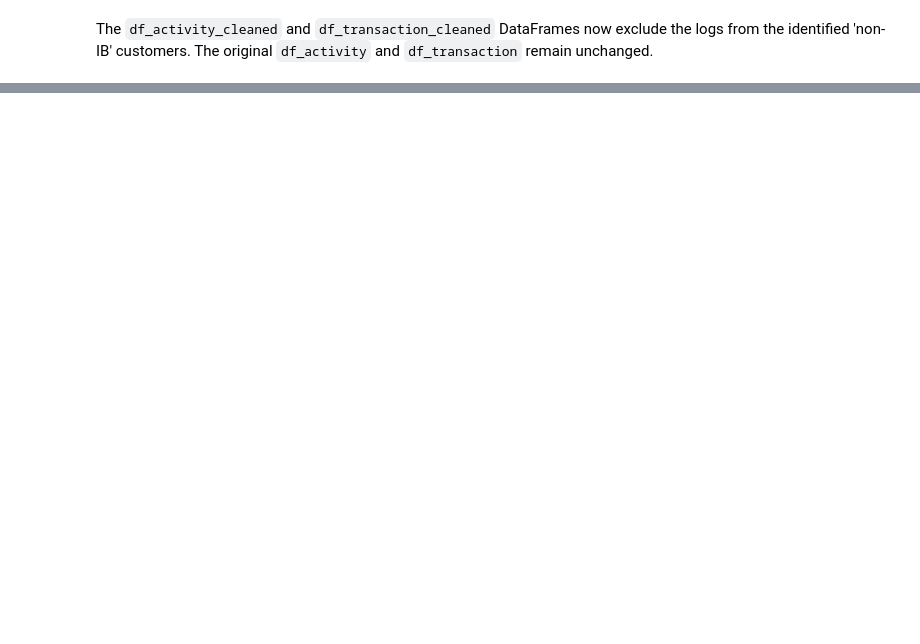
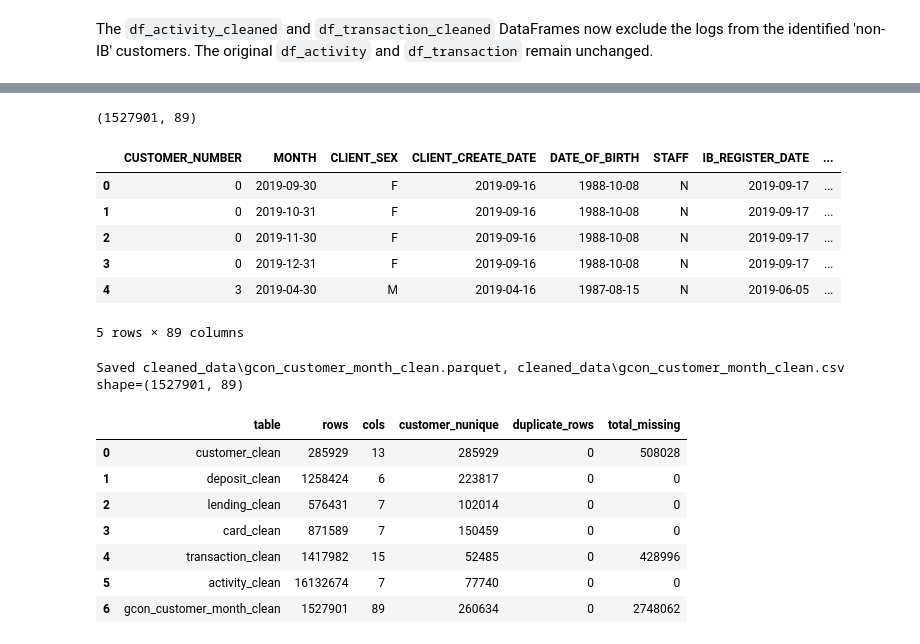
Before and after one commit to tranduclap1/gcon, a Jupyter notebook: clean.ipynb, the cells around one changed output, grey strips where cells are left out. Cells and saved outputs as stored; diff of their text form; code cells hidden in the pictures; blank space fills up the shorter version.

```diff
--- a/clean.ipynb
+++ b/clean.ipynb
@@ -249,15 +481,7 @@ transaction_clean['TRANS_DATE'] = pd.to_datetime(transaction_clean['TRANS_DATE']
 transaction_clean['MONTH'] = month_end(transaction_clean['TRANS_DATE'])
 transaction_clean['IS_INTERNAL_TRANSFER'] = transaction_clean.Beneficiary_CUSTOMER_NUMBER.notna().astype('int8')
 
-for name, df in {
-    'customer_clean': customer_clean,
-    'deposit_clean': deposit_clean,
-    'lending_clean': lending_clean,
-    'card_clean': card_clean,
-    'transaction_clean': transaction_clean,
-    'activity_clean': activity_clean,
-}.items():
-    save_table(downcast_numeric(df), name)
+
 
 transaction_monthly = (
     transaction_clean
@@ -277,7 +501,6 @@ transaction_monthly = (
     )
 )
 transaction_monthly = downcast_numeric(transaction_monthly)
-save_table(transaction_monthly, 'transaction_monthly_features')
 
 # Base monthly aggregation for activity: overall counts + diversity
 activity_monthly = (
@@ -335,7 +558,7 @@ if not activity_type_counts.empty:
         activity_monthly[type_count_cols] = activity_monthly[type_count_cols].fillna(0)
 
 activity_monthly = downcast_numeric(activity_monthly)
-save_table(activity_monthly, 'activity_monthly_features')
+
 
 monthly_keys = pd.concat([
     deposit_clean[['CUSTOMER_NUMBER', 'MONTH']],
@@ -360,30 +583,49 @@ fill_zero_cols = [c for c in base.columns if c.startswith(fill_zero_prefixes)]
 base[fill_zero_cols] = base[fill_zero_cols].fillna(0)
 
 base = base.sort_values(['CUSTOMER_NUMBER', 'MONTH']).reset_index(drop=True)
 base = downcast_numeric(base)
 
 print(base.shape)
 display(base.head())
 save_table(base, 'gcon_customer_month_clean')
+base.to_csv(OUTPUT_DIR / 'gcon_customer_month_clean.csv', index=False)
 
 qa_df = pd.DataFrame([
     {
         'table': name,
         'rows': len(df),
         'cols': df.shape[1],
         'customer_nunique': df['CUSTOMER_NUMBER'].nunique() if 'CUSTOMER_NUMBER' in df.columns else pd.NA,
         'duplicate_rows': int(df.duplicated().sum()),
         'total_missing': int(df.isna().sum().sum()),
     }
     for name, df in {
         'customer_clean': customer_clean,
         'deposit_clean': deposit_clean,
         'lending_clean': lending_clean,
         'card_clean': card_clean,
         'transaction_clean': transaction_clean,
         'activity_clean': activity_clean,
         'gcon_customer_month_clean': base,
     }.items()
 ])
 display(qa_df)
 qa_df.to_csv(OUTPUT_DIR / 'cleaning_qa_summary.csv', index=False)
+# %% [output]
+(1527901, 89)
+|  | CUSTOMER_NUMBER | MONTH | CLIENT_SEX | CLIENT_CREATE_DATE | DATE_OF_BIRTH | STAFF | IB_REGISTER_DATE | ... |
+| 0 | 0 | 2019-09-30 | F | 2019-09-16 | 1988-10-08 | N | 2019-09-17 | ... |
+| 1 | 0 | 2019-10-31 | F | 2019-09-16 | 1988-10-08 | N | 2019-09-17 | ... |
+| 2 | 0 | 2019-11-30 | F | 2019-09-16 | 1988-10-08 | N | 2019-09-17 | ... |
+| 3 | 0 | 2019-12-31 | F | 2019-09-16 | 1988-10-08 | N | 2019-09-17 | ... |
+| 4 | 3 | 2019-04-30 | M | 2019-04-16 | 1987-08-15 | N | 2019-06-05 | ... |
+5 rows × 89 columns
+Saved cleaned_data\gcon_customer_month_clean.parquet, cleaned_data\gcon_customer_month_clean.csv shape=(1527901, 89)
+|  | table | rows | cols | customer_nunique | duplicate_rows | total_missing |
+| 0 | customer_clean | 285929 | 13 | 285929 | 0 | 508028 |
+| 1 | deposit_clean | 1258424 | 6 | 223817 | 0 | 0 |
+| 2 | lending_clean | 576431 | 7 | 102014 | 0 | 0 |
+| 3 | card_clean | 871589 | 7 | 150459 | 0 | 0 |
+| 4 | transaction_clean | 1417982 | 15 | 52485 | 0 | 428996 |
+| 5 | activity_clean | 16132674 | 7 | 77740 | 0 | 0 |
+| 6 | gcon_customer_month_clean | 1527901 | 89 | 260634 | 0 | 2748062 |
```
Also changed, not shown: parts of 26 cells of this notebook, 2 other files.
